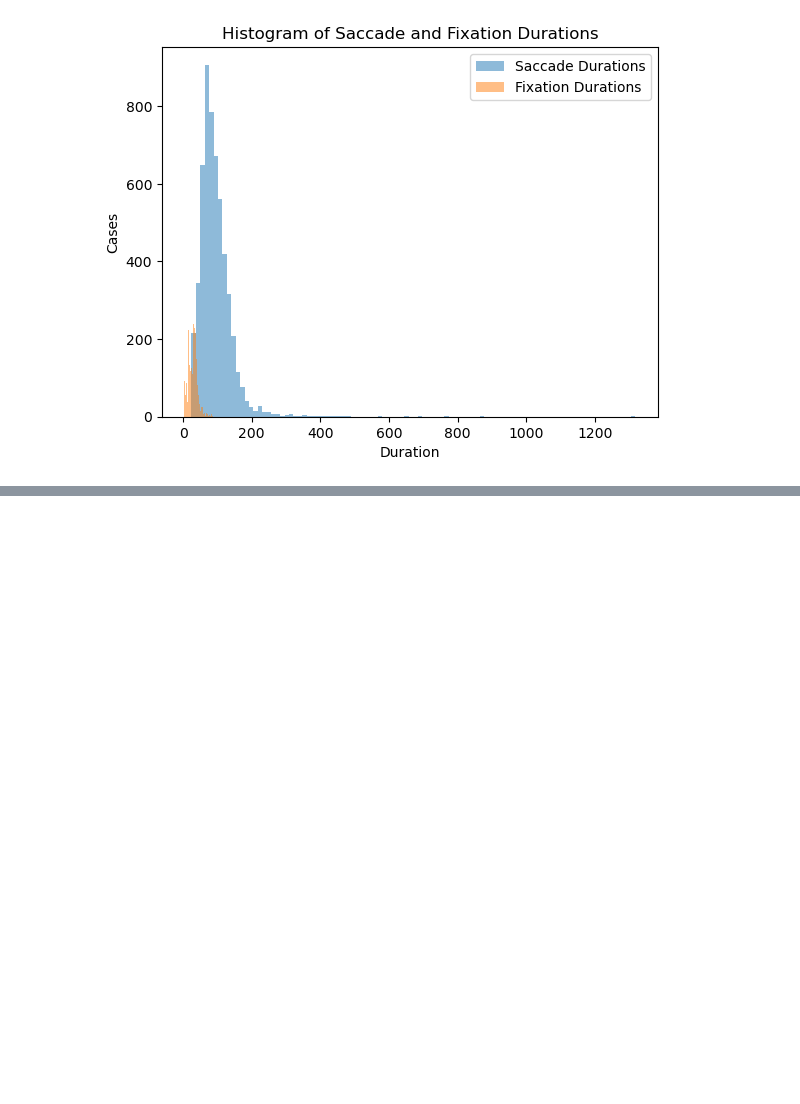
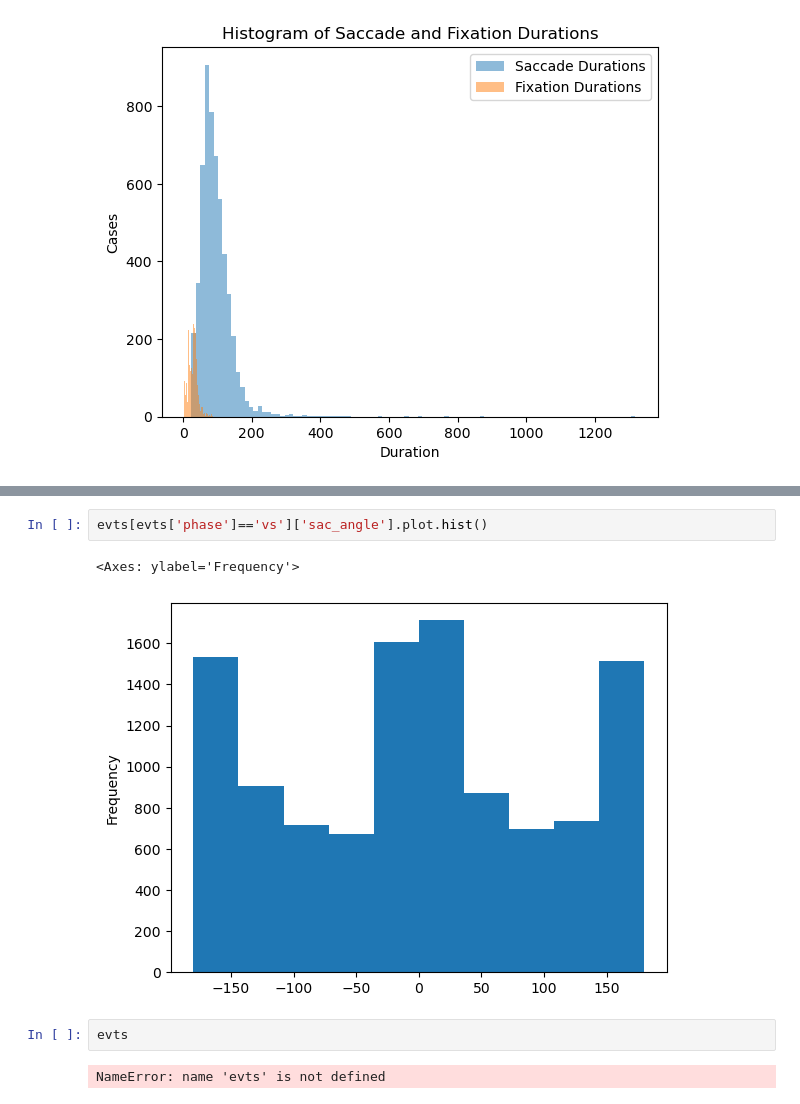
Before and after one commit to incubodac/EEGDECONV, a Jupyter notebook: MNEunfold.ipynb, the cells around one changed output, grey strips where cells are left out. Saved outputs shown, nothing was run; the diff lists cells and outputs as text; blank space fills up the shorter version.

```diff
--- a/MNEunfold.ipynb
+++ b/MNEunfold.ipynb
@@ -373,0 +442,9 @@ array([<Axes: title={'center': 'Subplot 1'}, xlabel='X1', ylabel='Y1'>,
+# %%
+evts[evts['phase']=='vs']['sac_angle'].plot.hist()
+# %% [output]
+<Axes: ylabel='Frequency'>
+[figure, added]
+# %%
+evts
+# %% [output]
+NameError: name 'evts' is not defined
```
Also changed, not shown: parts of 9 cells of this notebook, 1 other file.
